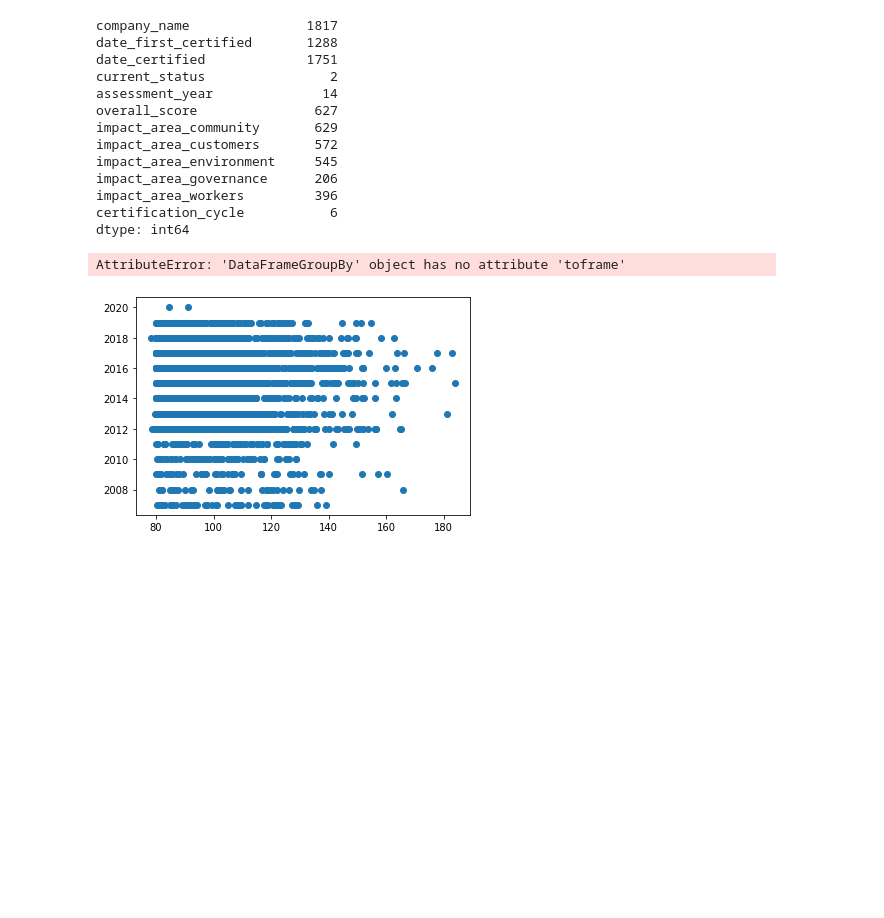
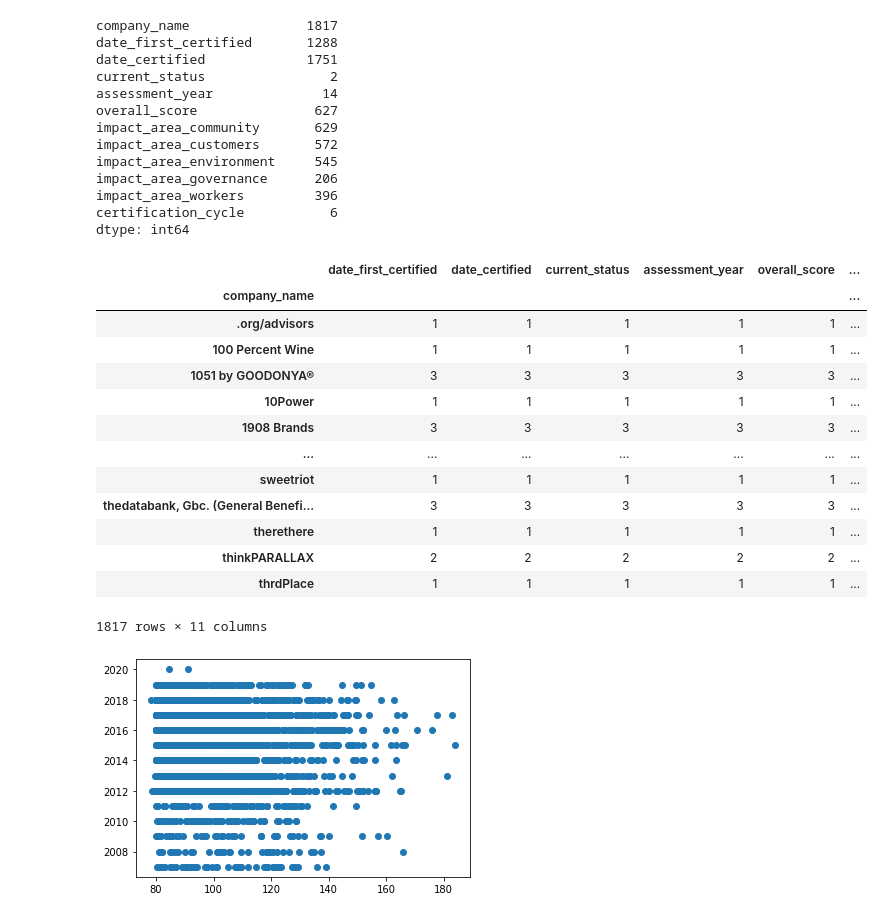
Before and after one commit to faithlierheimer/BCorpsAnalysis, a Jupyter notebook: Scratch Work--BCorps.ipynb, the cells around one changed output. Drawn from its saved outputs; the diff is of its cells as text; code cells hidden in the pictures; blank space fills up the shorter version.

```diff
--- a/Scratch Work--BCorps.ipynb
+++ b/Scratch Work--BCorps.ipynb
@@ -115,9 +115,22 @@ certification_cycle           6
 dtype: int64
 # %%
 companies = bcorp_US_cleaned.groupby('company_name')
-companies = companies.toframe()
+companies.count()
 # %% [output]
+|  | date_first_certified | date_certified | current_status | assessment_year | overall_score | ... |
+| company_name |  |  |  |  |  | ... |
+| .org/advisors | 1 | 1 | 1 | 1 | 1 | ... |
+| 100 Percent Wine | 1 | 1 | 1 | 1 | 1 | ... |
+| 1051 by GOODONYA® | 3 | 3 | 3 | 3 | 3 | ... |
+| 10Power | 1 | 1 | 1 | 1 | 1 | ... |
+| 1908 Brands | 3 | 3 | 3 | 3 | 3 | ... |
+| ... | ... | ... | ... | ... | ... | ... |
+| sweetriot | 1 | 1 | 1 | 1 | 1 | ... |
+| thedatabank, Gbc. (General Benefi... | 3 | 3 | 3 | 3 | 3 | ... |
+| therethere | 1 | 1 | 1 | 1 | 1 | ... |
+| thinkPARALLAX | 2 | 2 | 2 | 2 | 2 | ... |
+| thrdPlace | 1 | 1 | 1 | 1 | 1 | ... |
-AttributeError: 'DataFrameGroupBy' object has no attribute 'toframe'
+1817 rows × 11 columns
 # %%
 bcorp_US_cleaned
 plt.scatter(bcorp_US_cleaned.overall_score, bcorp_US_cleaned.assessment_year)
```
